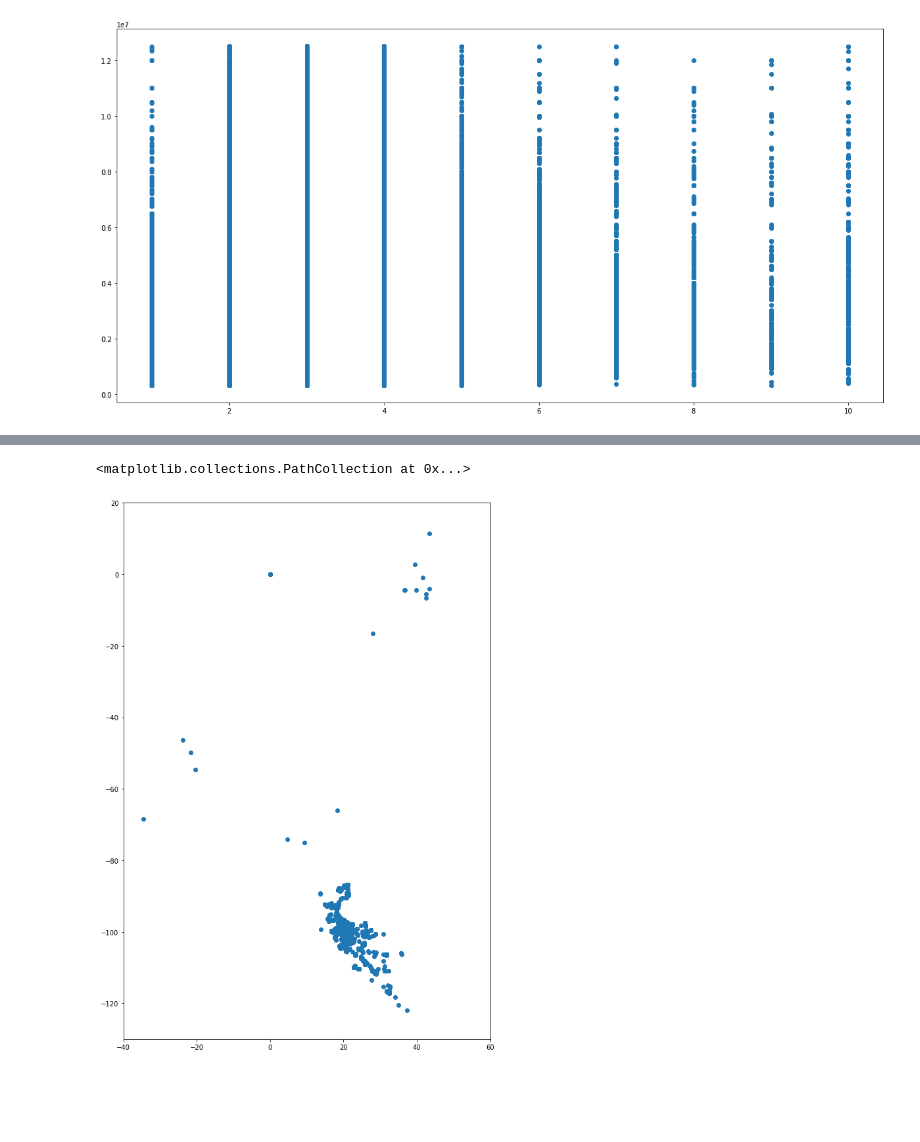
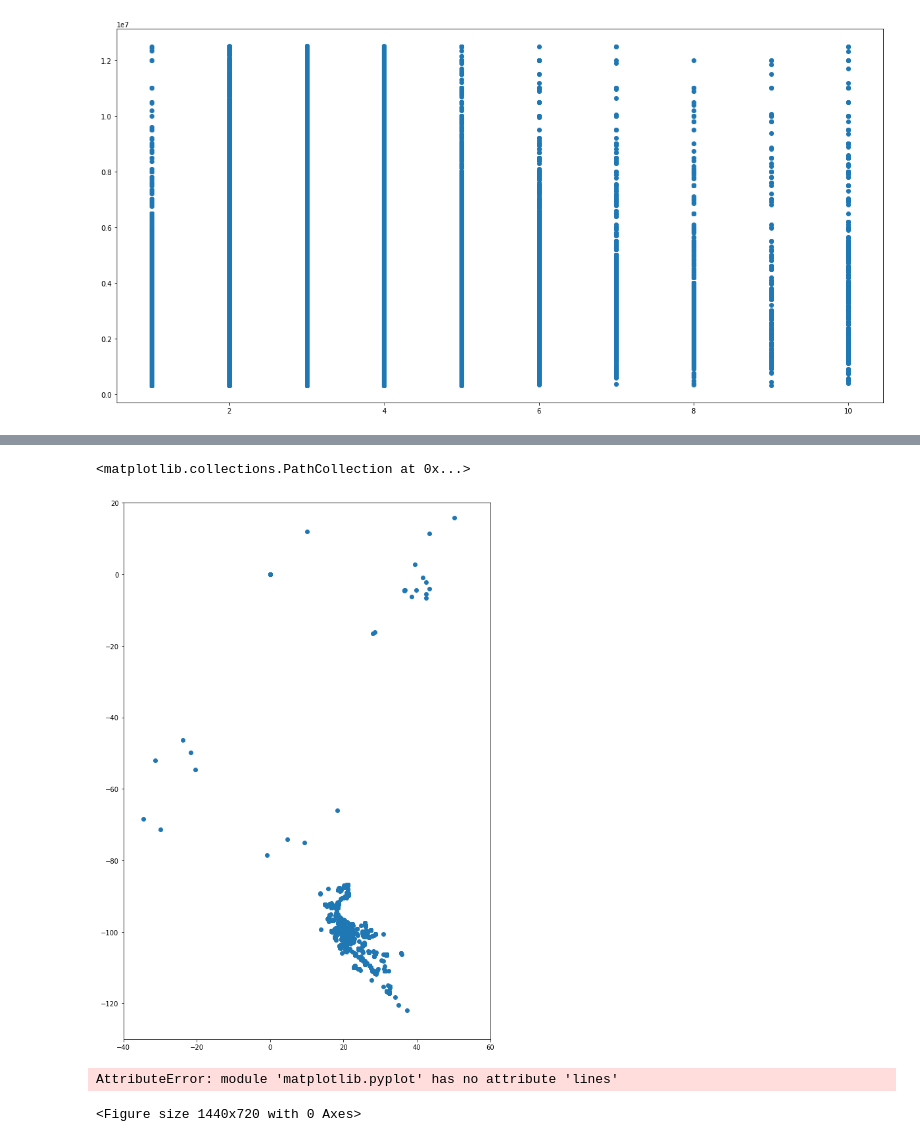
Before and after one commit to komod0/TPs-Org.Datos, a Jupyter notebook: tp1/unTest2.ipynb, the cells around one changed output, grey strips where cells are left out. Saved outputs shown, nothing was run; the diff lists cells and outputs as text; code cells hidden in the pictures; blank space fills up the shorter version.

Commit message:
Modifiqué el dropna para tener más filas

```diff
--- a/tp1/unTest2.ipynb
+++ b/tp1/unTest2.ipynb
@@ -77,5 +88,5 @@ df['direccion'].to_frame()
 # %%
-''' Quedarse con las filas sin datos faltantes (aunque no sean del todo consistentes) y renombrar las columnas
+''' Renombrar las columnas
 '''
 
 nombresNuevos = {
@@ -104,6 +115,5 @@ nombresNuevos = {
                  'precio' : 'Precio'
 
 }
-dfok = df.dropna().rename(columns = nombresNuevos)
 
-dfok.info() #9 MB
+dfok = df.rename(columns = nombresNuevos)
@@ -200,33 +224,33 @@ dfok['Precio'].max(),]
 '''
 
 # Numéricos
-dfok['ID'] = dfok['ID'].astype(np.uint32)
+dfl['ID'] = dfl['ID'].astype(np.uint32)
 
-dfok['Antigüedad'] = dfok['Antigüedad'].astype(np.uint8)
-dfok['CantHabitaciones'] = dfok['CantHabitaciones'].astype(np.uint8)
-dfok['CantGarages'] = dfok['CantGarages'].astype(np.uint8)
-dfok['CantBaños'] = dfok['CantBaños'].astype(np.uint8)
+dfl['Antigüedad'] = dfl['Antigüedad'].astype(np.uint8)
+dfl['CantHabitaciones'] = dfl['CantHabitaciones'].astype(np.uint8)
+dfl['CantGarages'] = dfl['CantGarages'].astype(np.uint8)
+dfl['CantBaños'] = dfl['CantBaños'].astype(np.uint8)
 
-dfok['MetrosCuadradosCubiertos'] = dfok['MetrosCuadradosCubiertos'].astype(np.uint16)
-dfok['MetrosCuadradosTotales'] = dfok['MetrosCuadradosTotales'].astype(np.uint16)
-dfok['IDZona'] = dfok['IDZona'].astype(np.uint32)
-dfok['Precio'] = dfok['Precio'].astype(np.uint32)
+dfl['MetrosCuadradosCubiertos'] = dfl['MetrosCuadradosCubiertos'].astype(np.uint16)
+dfl['MetrosCuadradosTotales'] = dfl['MetrosCuadradosTotales'].astype(np.uint16)
+dfl['IDZona'] = dfl['IDZona'].astype(np.uint32)
+dfl['Precio'] = dfl['Precio'].astype(np.uint32)
 
 # Booleanos
-dfok['TieneGimnasio'] = dfok['TieneGimnasio'].astype(np.bool)
-dfok['TieneUsosMúltiples'] = dfok['TieneUsosMúltiples'].astype(np.bool)
-dfok['TienePileta'] = dfok['TienePileta'].astype(np.bool)
-dfok['TieneEscuelasCerca'] = dfok['TieneEscuelasCerca'].astype(np.bool)
-dfok['TieneShoppingsCerca'] = dfok['TieneShoppingsCerca'].astype(np.bool)
+dfl['TieneGimnasio'] = dfl['TieneGimnasio'].astype(np.bool)
+dfl['TieneUsosMúltiples'] = dfl['TieneUsosMúltiples'].astype(np.bool)
+dfl['TienePileta'] = dfl['TienePileta'].astype(np.bool)
+dfl['TieneEscuelasCerca'] = dfl['TieneEscuelasCerca'].astype(np.bool)
+dfl['TieneShoppingsCerca'] = dfl['TieneShoppingsCerca'].astype(np.bool)
 
 # Fecha
-dfok['Fecha'] = dfok['Fecha'].astype('datetime64')
+dfl['Fecha'] = dfl['Fecha'].astype('datetime64')
 
 # Categóricas
-dfok['TipoPropiedad'] = dfok['TipoPropiedad'].astype('category')
-dfok['Ciudad'] = dfok['Ciudad'].astype('category')
-dfok['Provincia'] = dfok['Provincia'].astype('category')
+dfl['TipoPropiedad'] = dfl['TipoPropiedad'].astype('category')
+dfl['Ciudad'] = dfl['Ciudad'].astype('category')
+dfl['Provincia'] = dfl['Provincia'].astype('category')
 
-dfok.info() # 4 MB
+dfl.info() #3 MB
 # %% [output]
 <class 'pandas.core.frame.DataFrame'>
@@ -388,14 +385,25 @@ Name: Precio, Length: 49881, dtype: uint32
 # %%
+''' Se respeta el formato del plot según el tamaño de los ejes.'''
+
 # Declarás variables a graficar
 x = dfl['Latitud']
 y = dfl['Longitud']
 
 plt.figure(figsize = (10, 15))
 plt.xlim([-40, 60])
 plt.ylim([-130, 20])
 
 # Tipo de gráfico
 plt.scatter(x, y)
 # %% [output]
 <matplotlib.collections.PathCollection at 0x...>
-[figure, old version]
+[figure, new version]
+# %%
+x = dfl['Fecha']
+y = dfl['Precio']
+
+plt.figure(figsize = (20, 10))
+plt.lines(x, y)
+# %% [output]
+AttributeError: module 'matplotlib.pyplot' has no attribute 'lines'
+<Figure size 1440x720 with 0 Axes>
```
Also changed, not shown: parts of 17 cells of this notebook, 1 other file.
